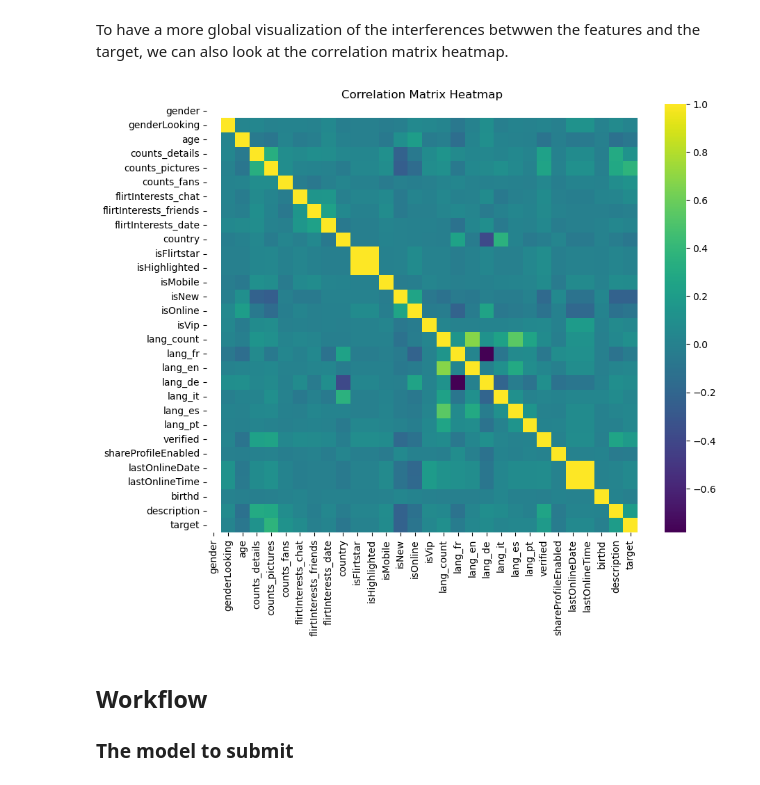
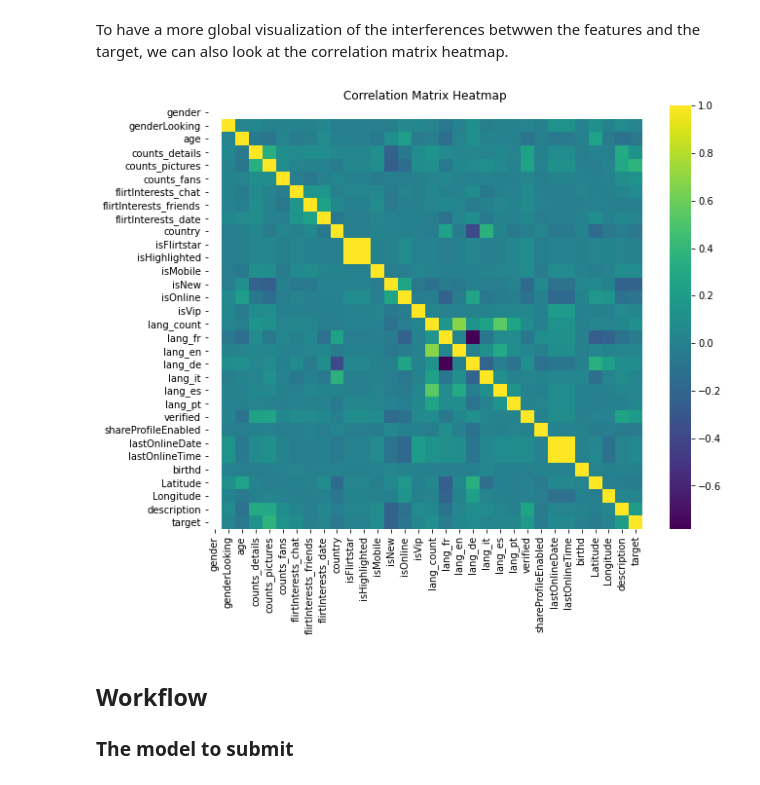
Before and after one commit to JstLearning/dating_app, a Jupyter notebook: dating_app_starting_kit.ipynb, the cells around one changed output. Cells and saved outputs as stored; diff of their text form; code cells hidden in the pictures.

Commit message:
add heatmap visu + new csv lat-lon-city and bug fixes

```diff
--- a/dating_app_starting_kit.ipynb
+++ b/dating_app_starting_kit.ipynb
@@ -355,11 +376,12 @@ plt.show()
 categories = [0, 1, '2-4', '5-7', '8-10', '11-13', '14-16', '17-19', '20-22', '23-25', '26-28', '29-31', '32-42', '43+']
 
 # Create a new column with the categories of counts_pictures
-data_train['counts_pictures_categories'] = pd.cut(data_train['counts_pictures'], bins=[-1, 0, 1, 4, 7, 10, 13, 16, 19, 22, 25, 28, 31, 42, np.inf], labels=categories)
+df_plot = pd.cut(data_train['counts_pictures'], bins=[-1, 0, 1, 4, 7, 10, 13, 16, 19, 22, 25, 28, 31, 42, np.inf], labels=categories).to_frame()
+df_plot.columns = ['counts_pictures_categories']
 
 # Plot the boxplot with the new column
 fig, ax = plt.subplots(figsize=(13,7))
-ax = sns.boxplot(x="counts_pictures_categories", y=target_train.values, data=data_train)
+ax = sns.boxplot(x="counts_pictures_categories", y=target_train.values, data=df_plot)
 ax.axes.set_title("target_train according to the counts_pictures")
 ax.set_xlabel("counts_pictures")
 ax.set_ylabel("target_train")
@@ -372,16 +394,16 @@ plt.tight_layout()
 To have a more global visualization of the interferences betwwen the features and the target, we can also look at the correlation matrix heatmap.
 # %%
 #we create merge_data containing data_train and target_train
-merged_data = data_train
+merged_data = data_train.copy()
 merged_data['target'] = target_train
 merged_data = merged_data.drop(['isInfluencer', 'connectedToFacebook'], axis=1) #we don't want those features so we drop them
 
 fig, ax = plt.subplots(figsize=(10, 8))
 sns.heatmap(merged_data.corr(), annot=False, cmap='viridis', ax=ax)
 ax.set_title('Correlation Matrix Heatmap')
 plt.show()
 # %% [output]
-[figure, old version]
+[figure, new version]
 # %% [markdown]
 ## Workflow
 ### The model to submit
```
Also changed, not shown: parts of 17 cells of this notebook, 3 other files.
